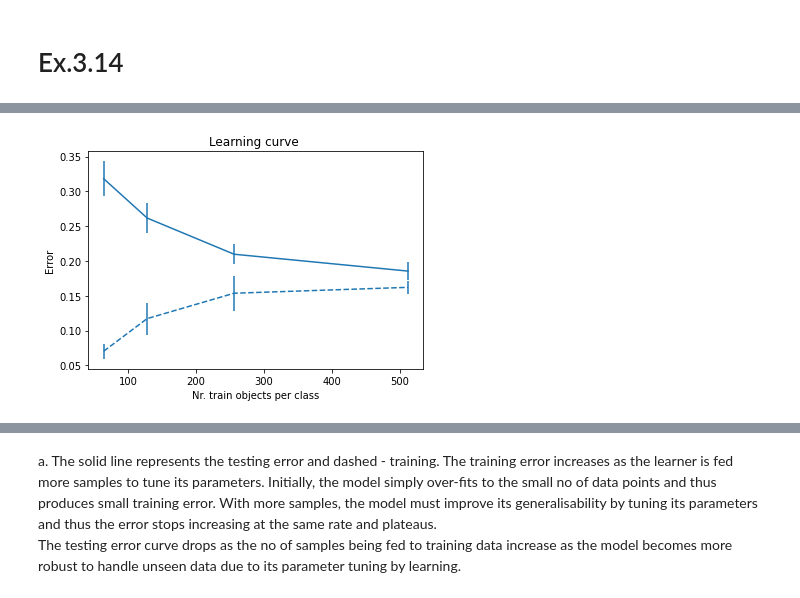
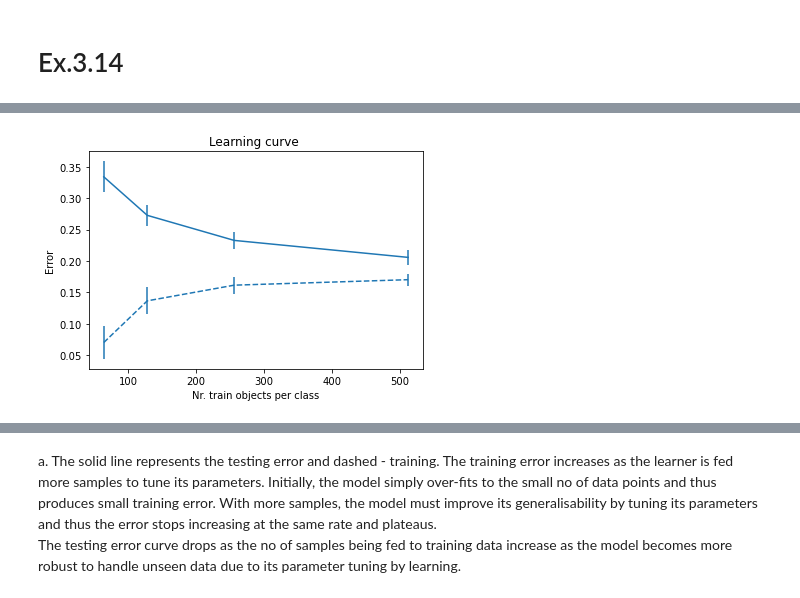
Before and after one commit to anujinho/ML_basics, a Jupyter notebook: exercise_solns - chapter 3.ipynb, the cells around one changed output, grey strips where cells are left out. Drawn from its saved outputs; the diff is of its cells as text; code cells hidden in the pictures.

```diff
--- a/exercise_solns - chapter 3.ipynb
+++ b/exercise_solns - chapter 3.ipynb
@@ -140,4 +143,4 @@ c
 # %%
-c = pr.cleval(a1, pr.ldc(), trainsize=[64, 128, 256, 512])
+c = pr.cleval(a1, pr.ldc(), trainsize=[64, 128, 256, 512], nrreps=100)
 # %% [output]
-[figure, old version]
+[figure, new version]
```
Also changed, not shown: parts of 31 cells of this notebook, 5 other files.
